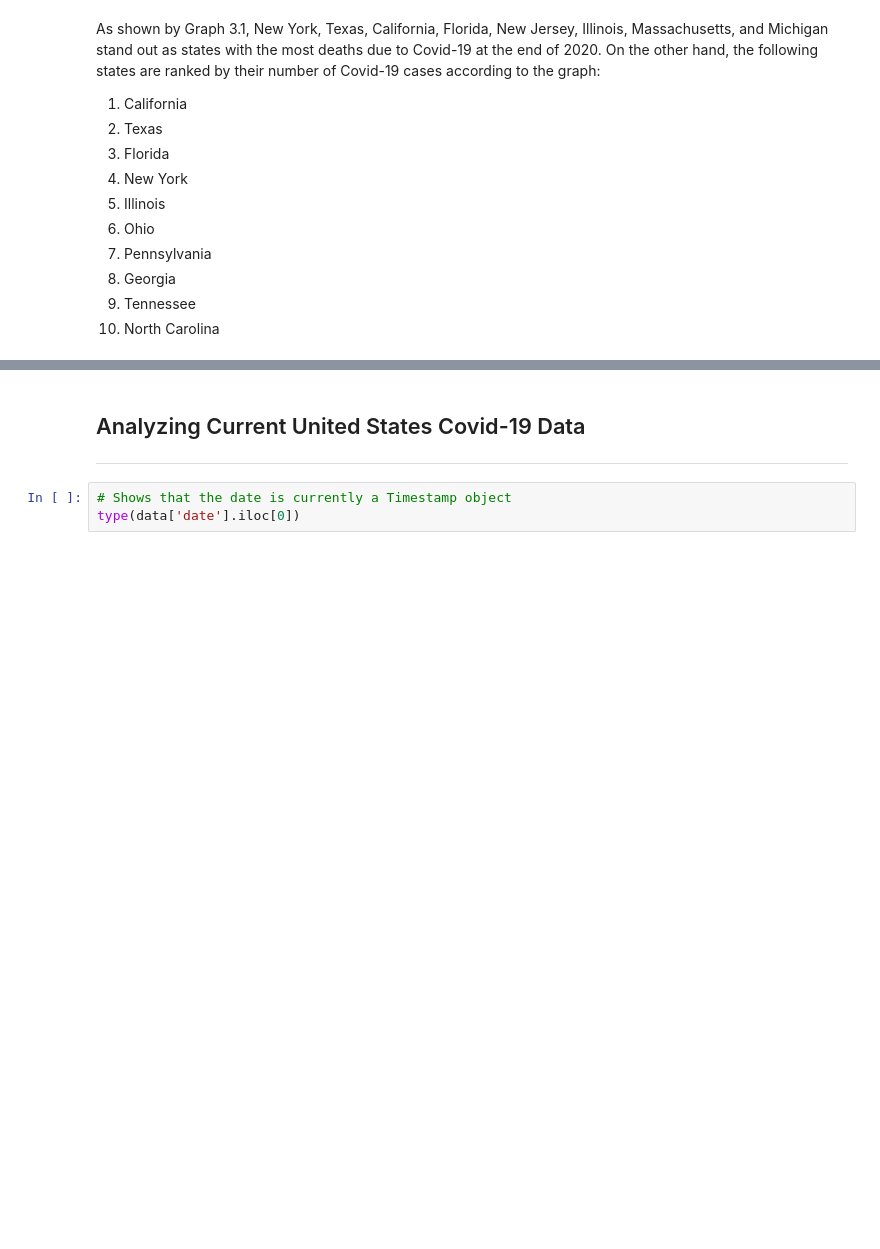
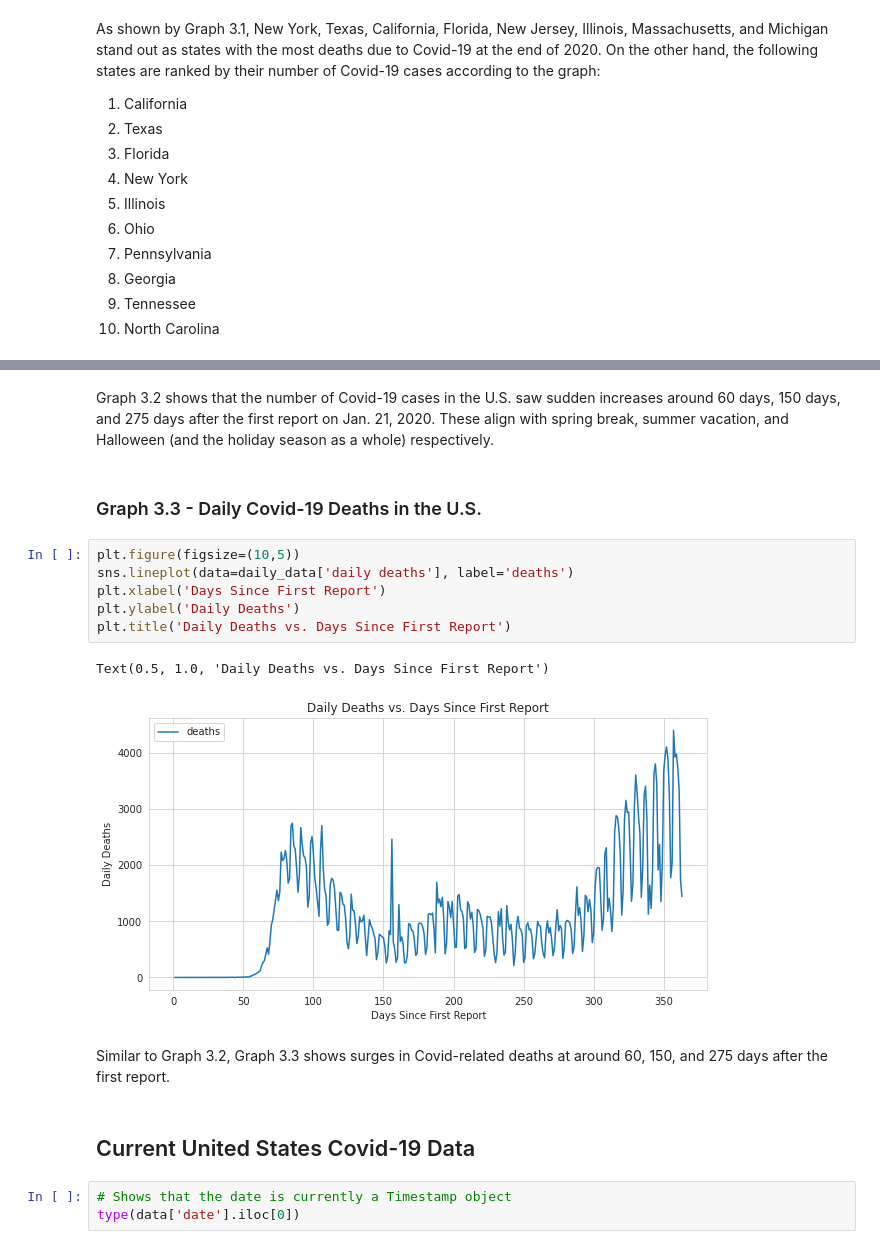
Before and after one commit to nickdlc/CUNY-Data-Analytics, a Jupyter notebook: mini_projects/data_analytics/Data_Analytics_Mini_Project02.ipynb, the cells around one changed output, grey strips where cells are left out. Saved outputs shown, nothing was run; the diff lists cells and outputs as text; blank space fills up the shorter version.

```diff
--- a/mini_projects/data_analytics/Data_Analytics_Mini_Project02.ipynb
+++ b/mini_projects/data_analytics/Data_Analytics_Mini_Project02.ipynb
@@ -308,7 +356,20 @@ As shown by Graph 3.1, New York, Texas, California, Florida, New Jersey, Illinoi
+# %% [markdown]
+Graph 3.2 shows that the number of Covid-19 cases in the U.S. saw sudden increases around 60 days, 150 days, and 275 days after the first report on Jan. 21, 2020. These align with spring break, summer vacation, and Halloween (and the holiday season as a whole) respectively.
+# %% [markdown]
+### Graph 3.3 - Daily Covid-19 Deaths in the U.S.
+# %%
+plt.figure(figsize=(10,5))
+sns.lineplot(data=daily_data['daily deaths'], label='deaths')
+plt.xlabel('Days Since First Report')
+plt.ylabel('Daily Deaths')
+plt.title('Daily Deaths vs. Days Since First Report')
+# %% [output]
+Text(0.5, 1.0, 'Daily Deaths vs. Days Since First Report')
+[figure, added]
+# %% [markdown]
+Similar to Graph 3.2, Graph 3.3 shows surges in Covid-related deaths at around 60, 150, and 275 days after the first report.
 # %% [markdown]
-## Analyzing Current United States Covid-19 Data
-
----
+## Current United States Covid-19 Data
 # %%
 # Shows that the date is currently a Timestamp object
 type(data['date'].iloc[0])
```
Also changed, not shown: parts of 38 cells of this notebook.
